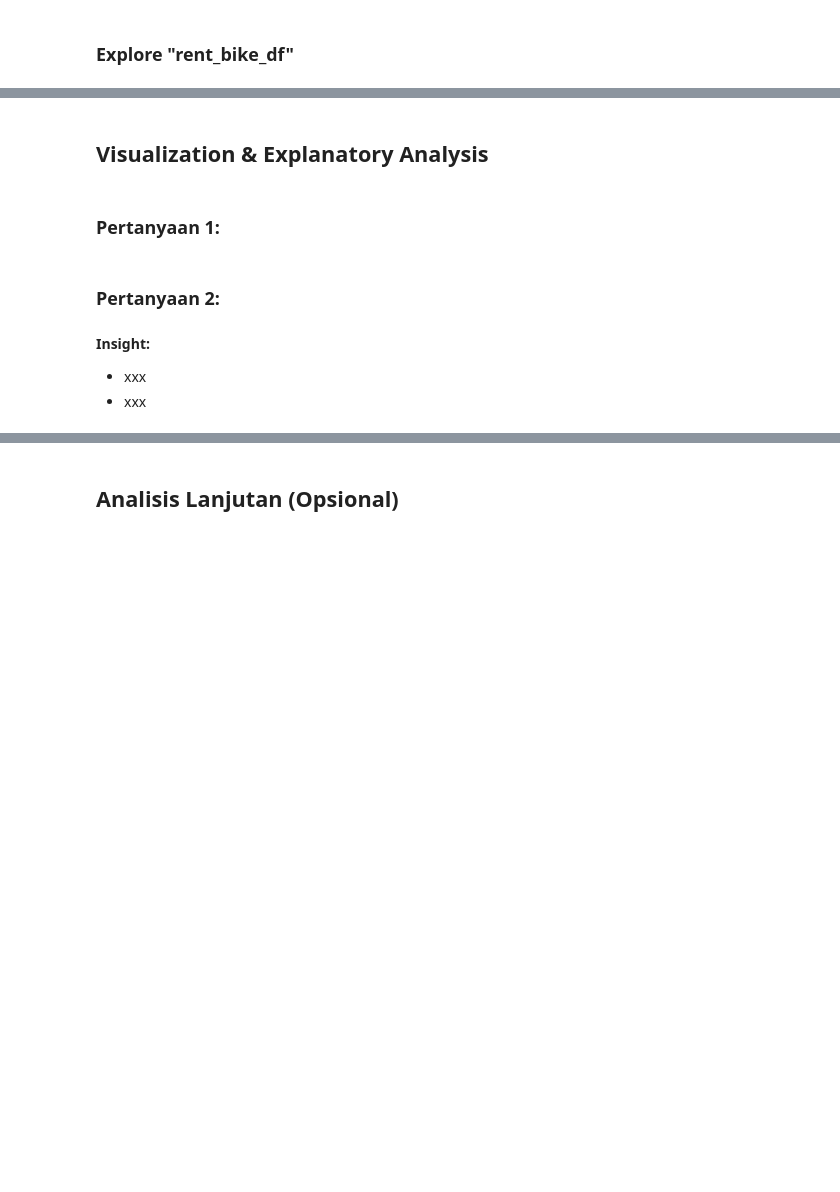
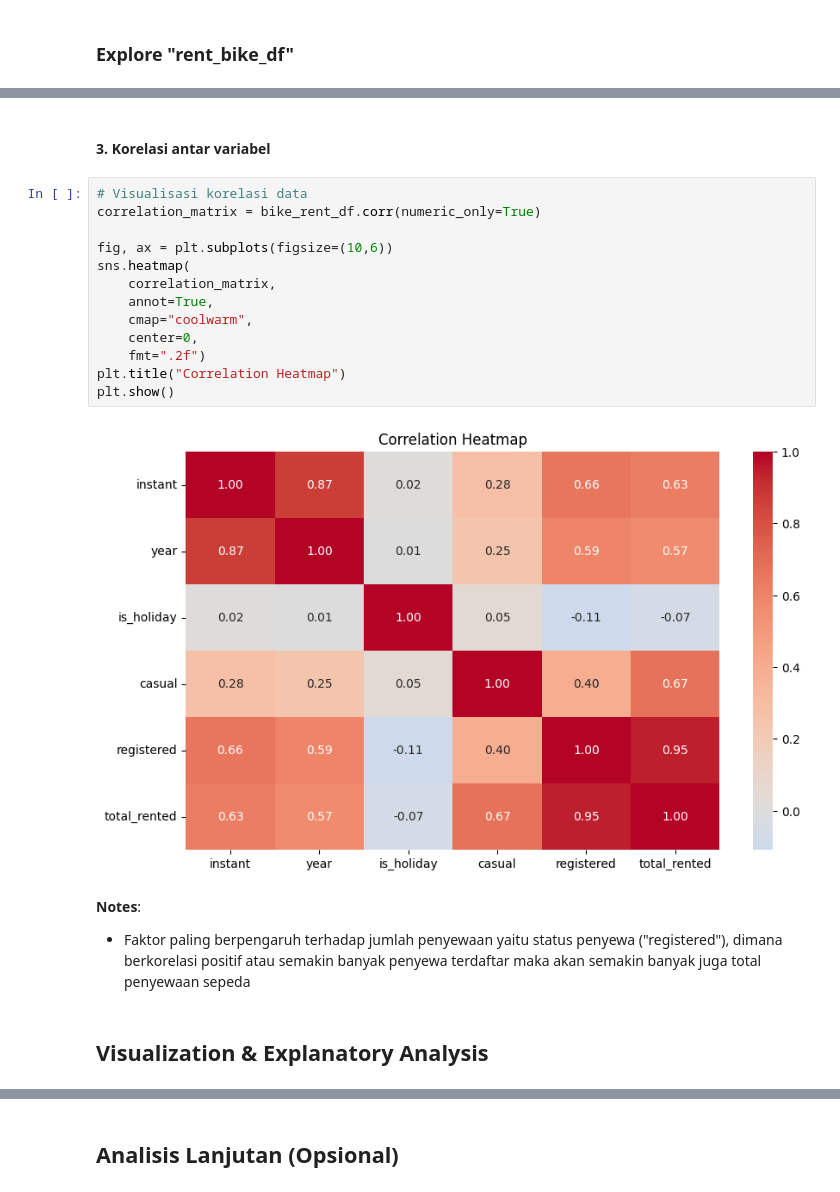
Before and after one commit to Dvaalmeyda/submission-proyek-analisis-data, a Jupyter notebook: Proyek_Analisis_Data.ipynb, the cells around one changed output, grey strips where cells are left out. Drawn from its saved outputs; the diff is of its cells as text; blank space fills up the shorter version.

```diff
--- a/Proyek_Analisis_Data.ipynb
+++ b/Proyek_Analisis_Data.ipynb
@@ -285,10 +381,22 @@ bike_rent_df.head(3)
+# %% [markdown]
+#### 3. Korelasi antar variabel
+# %%
+# Visualisasi korelasi data
+correlation_matrix = bike_rent_df.corr(numeric_only=True)
+
+fig, ax = plt.subplots(figsize=(10,6))
+sns.heatmap(
+    correlation_matrix,
+    annot=True,
+    cmap="coolwarm",
+    center=0,
+    fmt=".2f")
+plt.title("Correlation Heatmap")
+plt.show()
+# %% [output]
+[figure, added]
+# %% [markdown]
+**Notes**:
+- Faktor paling berpengaruh terhadap jumlah penyewaan yaitu status penyewa ("registered"), dimana berkorelasi positif atau semakin banyak penyewa terdaftar maka akan semakin banyak juga total penyewaan sepeda
 # %% [markdown]
 ## Visualization & Explanatory Analysis
-# %% [markdown]
-### Pertanyaan 1:
-# %% [markdown]
-### Pertanyaan 2:
-# %% [markdown]
-**Insight:**
-- xxx
-- xxx
```
Also changed, not shown: parts of 35 cells of this notebook, 2 other files.
